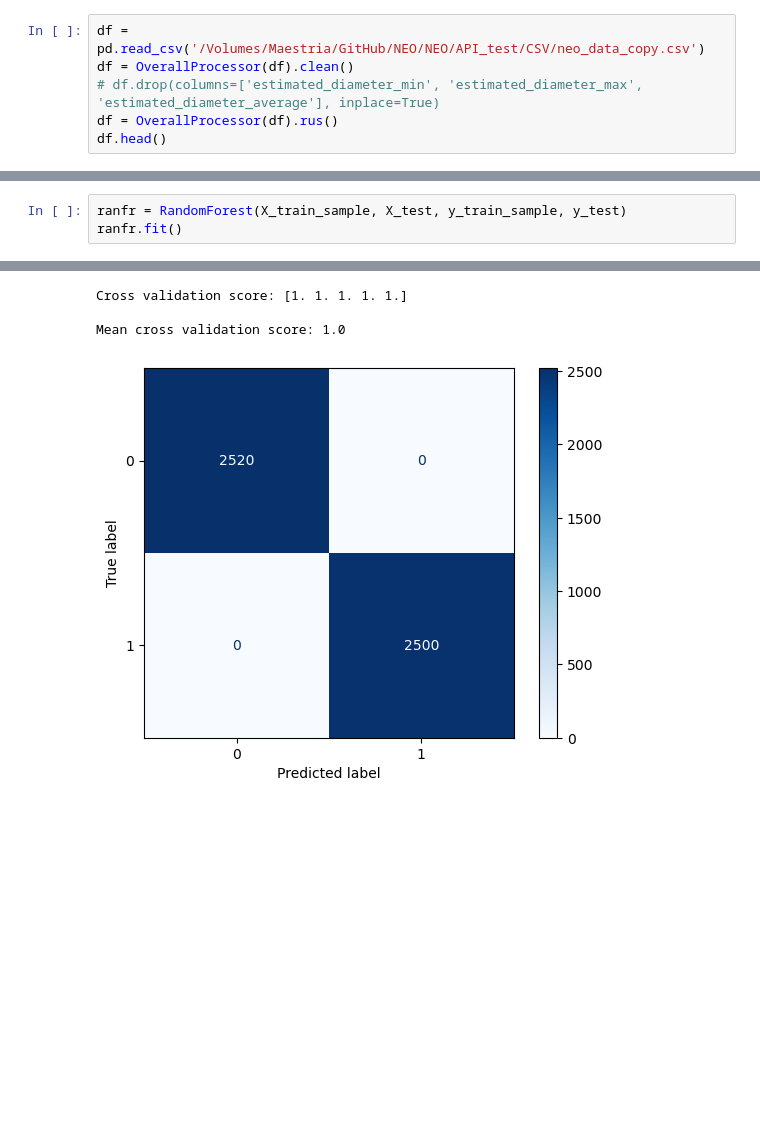
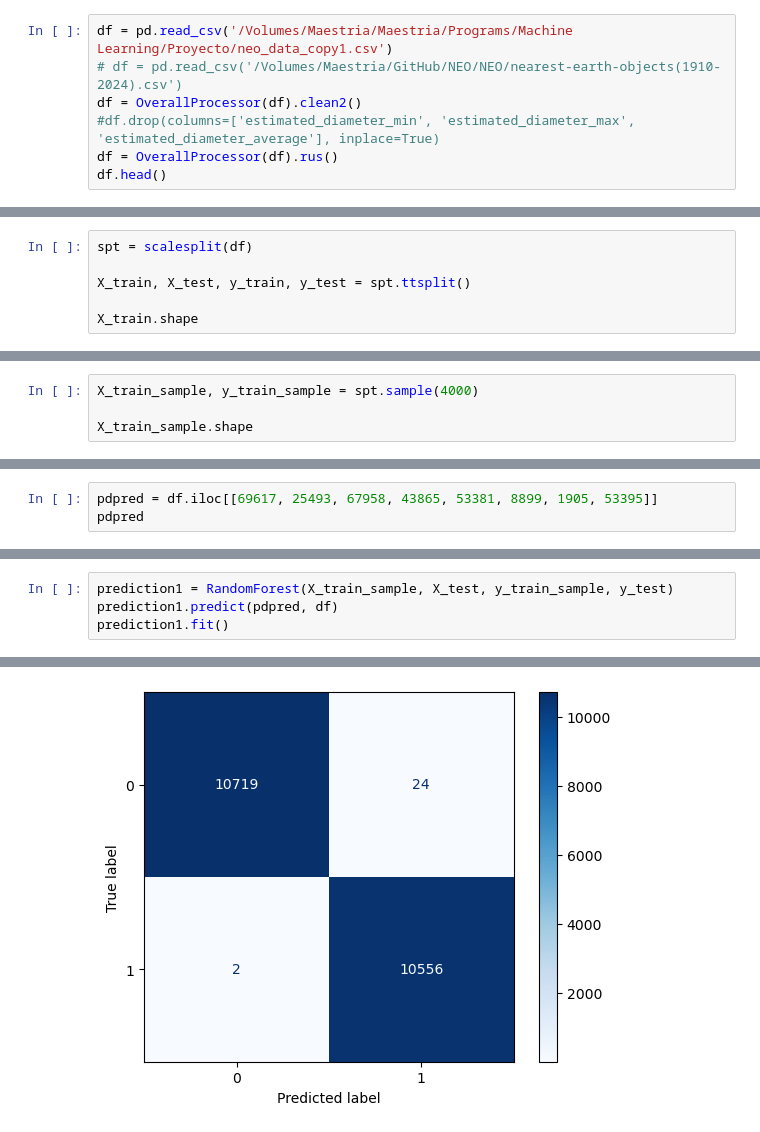
Before and after one commit to PBustamante65/NEO, a Jupyter notebook: API_test/classtest/test.ipynb, the cells around one changed output, grey strips where cells are left out. Saved outputs shown, nothing was run; the diff lists cells and outputs as text; blank space fills up the shorter version.

```diff
--- a/API_test/classtest/test.ipynb
+++ b/API_test/classtest/test.ipynb
@@ -763,7 +1017,8 @@ class RandomForest:
 # %%
-df = pd.read_csv('/Volumes/Maestria/GitHub/NEO/NEO/API_test/CSV/neo_data_copy.csv')
-df = OverallProcessor(df).clean()
-# df.drop(columns=['estimated_diameter_min', 'estimated_diameter_max', 'estimated_diameter_average'], inplace=True)
+df = pd.read_csv('/Volumes/Maestria/Maestria/Programs/Machine Learning/Proyecto/neo_data_copy1.csv')
+# df = pd.read_csv('/Volumes/Maestria/GitHub/NEO/NEO/nearest-earth-objects(1910-2024).csv')
+df = OverallProcessor(df).clean2()
+#df.drop(columns=['estimated_diameter_min', 'estimated_diameter_max', 'estimated_diameter_average'], inplace=True)
 df = OverallProcessor(df).rus()
 df.head()
 # %% [output]
@@ -815,0 +1035,6 @@ X_train_sample.shape
+# %%
+spt = scalesplit(df)
+
+X_train, X_test, y_train, y_test = spt.ttsplit()
+
+X_train.shape
@@ -815,0 +1043,4 @@ X_train_sample.shape
+# %%
+X_train_sample, y_train_sample = spt.sample(4000)
+
+X_train_sample.shape
@@ -815,0 +1049,3 @@ X_train_sample.shape
+# %%
+pdpred = df.iloc[[69617, 25493, 67958, 43865, 53381, 8899, 1905, 53395]]
+pdpred
@@ -867,4 +1111,5 @@ Mean cross validation score: 0.9743999583998336
 # %%
-ranfr = RandomForest(X_train_sample, X_test, y_train_sample, y_test)
-ranfr.fit()
+prediction1 = RandomForest(X_train_sample, X_test, y_train_sample, y_test)
+prediction1.predict(pdpred, df)
+prediction1.fit()
 # %% [output]
@@ -885,4 +1133 @@ weighted avg       1.00      1.00      1.00      5020
-Cross validation score: [1. 1. 1. 1. 1.]
-
-Mean cross validation score: 1.0
-[figure, old version]
+[figure, new version]
```
Also changed, not shown: parts of 13 cells of this notebook, 2 other files.
